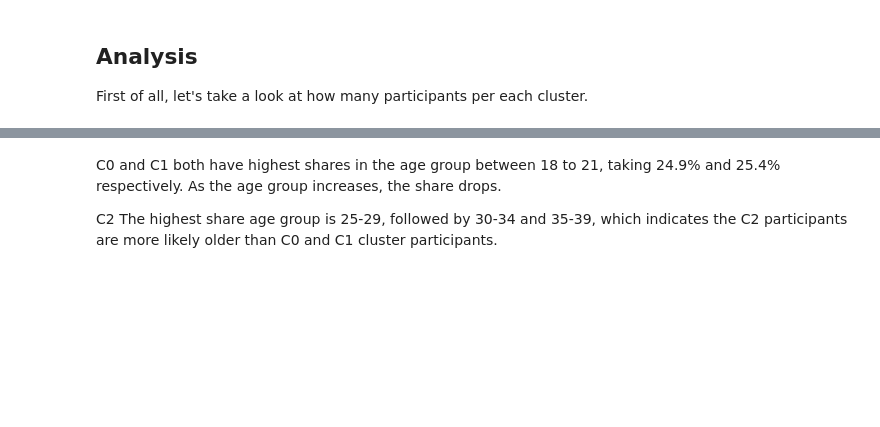
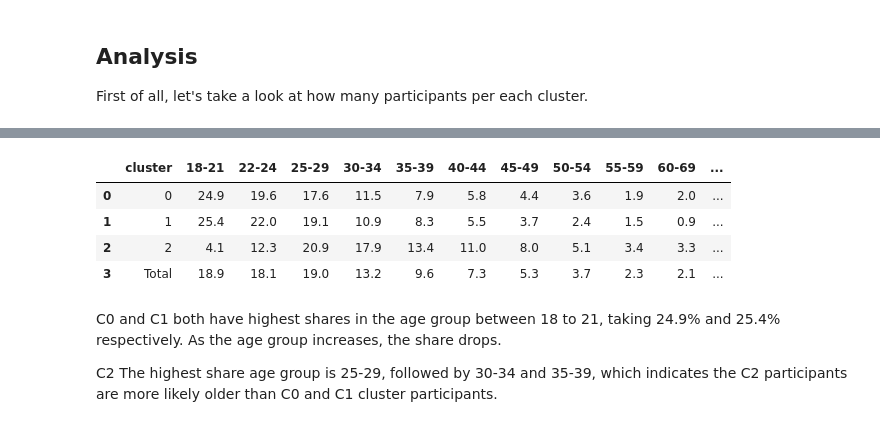
Before and after one commit to thecrossed/udacity_ds_nano_degree_capstone, a Jupyter notebook: udacity_ds_nano_degree_capstone.ipynb, the cells around one changed output, grey strips where cells are left out. Cells and saved outputs as stored; diff of their text form; code cells hidden in the pictures; blank space fills up the shorter version.

```diff
--- a/udacity_ds_nano_degree_capstone.ipynb
+++ b/udacity_ds_nano_degree_capstone.ipynb
@@ -507,0 +514,3 @@ edu_aggr = cluster_question_plot(binary_data, "HighEdu")[0]
+# %%
+cluster_question_plot(binary_data, "Age")[0]
+# %% [output]
@@ -508,3 +518,8 @@ edu_aggr = cluster_question_plot(binary_data, "HighEdu")[0]
+|  | cluster | 18-21 | 22-24 | 25-29 | 30-34 | 35-39 | 40-44 | 45-49 | 50-54 | 55-59 | 60-69 | ... |
+| 0 | 0 | 24.9 | 19.6 | 17.6 | 11.5 | 7.9 | 5.8 | 4.4 | 3.6 | 1.9 | 2.0 | ... |
+| 1 | 1 | 25.4 | 22.0 | 19.1 | 10.9 | 8.3 | 5.5 | 3.7 | 2.4 | 1.5 | 0.9 | ... |
+| 2 | 2 | 4.1 | 12.3 | 20.9 | 17.9 | 13.4 | 11.0 | 8.0 | 5.1 | 3.4 | 3.3 | ... |
+| 3 | Total | 18.9 | 18.1 | 19.0 | 13.2 | 9.6 | 7.3 | 5.3 | 3.7 | 2.3 | 2.1 | ... |
 # %% [markdown]
 C0 and C1 both have highest shares in the age group between 18 to 21, taking 24.9% and 25.4% respectively.
 As the age group increases, the share drops.
```
Also changed, not shown: parts of 67 cells of this notebook.
